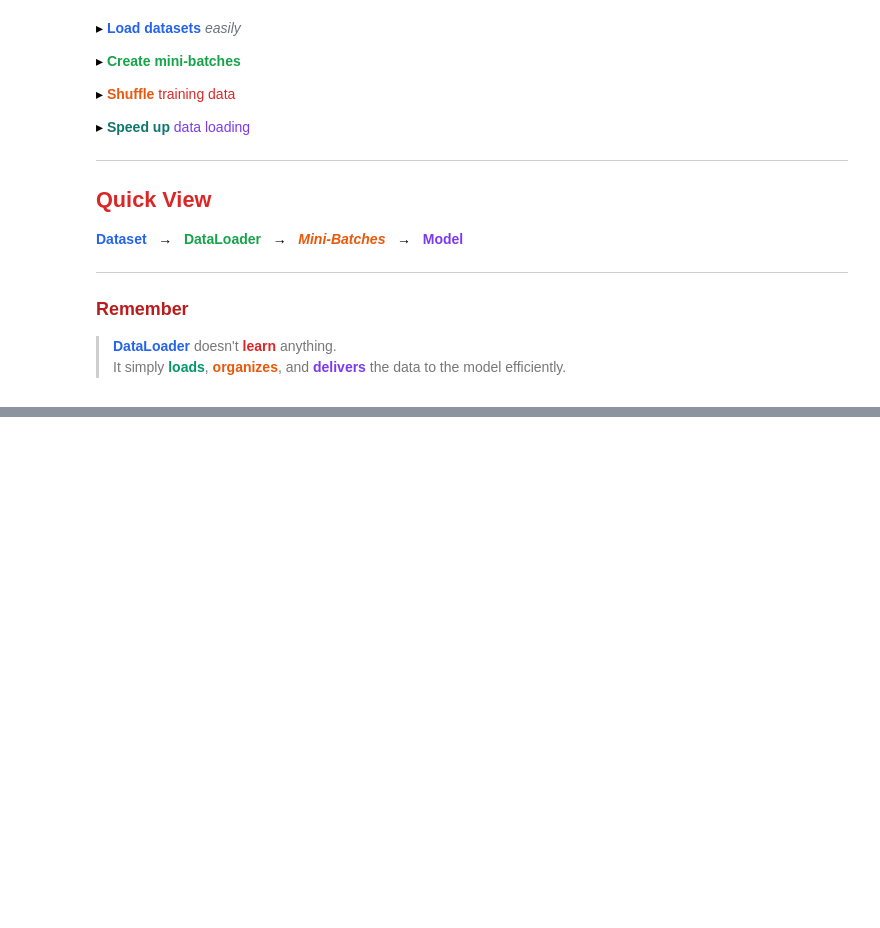
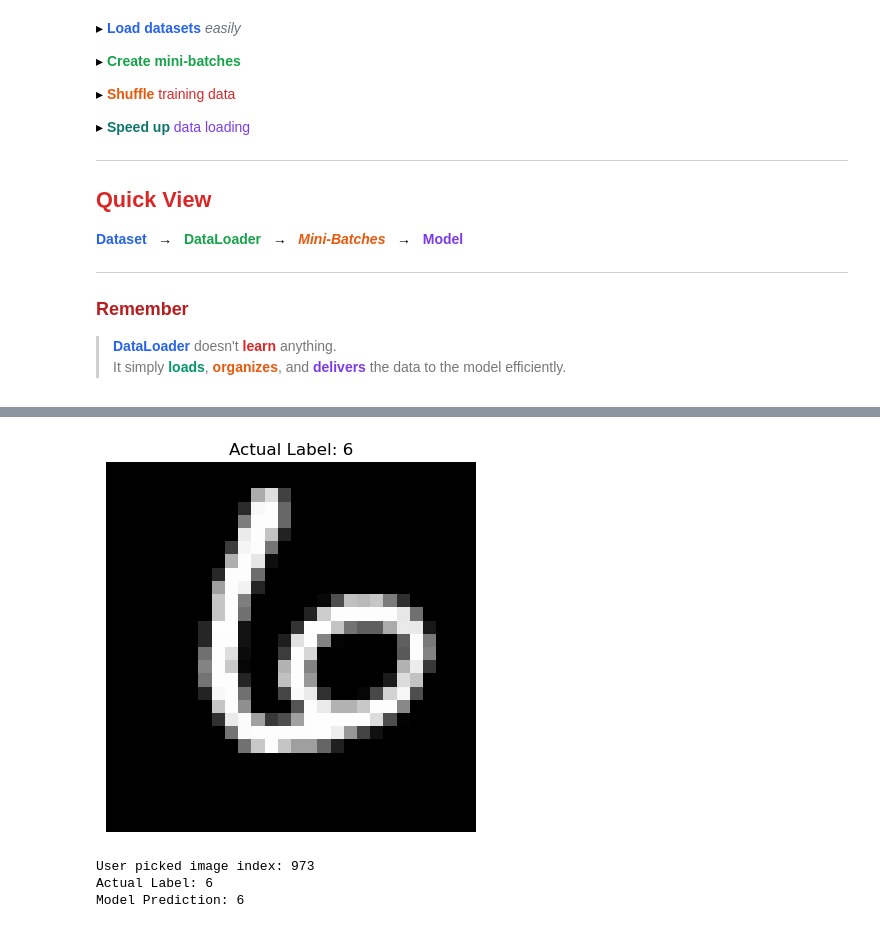
Before and after one commit to Rohit-coder-py/AI-Engineering-Notebooks, a Jupyter notebook: 𝗗𝗲𝗲𝗽 𝗟𝗲𝗮𝗿𝗻𝗶𝗻𝗴/Deep Learning.ipynb, the cells around one changed output, grey strips where cells are left out. Saved outputs shown, nothing was run; the diff lists cells and outputs as text; code cells hidden in the pictures; blank space fills up the shorter version.

```diff
--- a/𝗗𝗲𝗲𝗽 𝗟𝗲𝗮𝗿𝗻𝗶𝗻𝗴/Deep Learning.ipynb
+++ b/𝗗𝗲𝗲𝗽 𝗟𝗲𝗮𝗿𝗻𝗶𝗻𝗴/Deep Learning.ipynb
@@ -2247,15 +2158,0 @@ NameError: name 'images' is not defined
-# %%
-model.eval()
-correct = 0
-total = 0
-
-with torch.no_grad():
-    for iamges, labels in test_loader:
-        images = image.view(images.size(0), -1).to(device)
-        labels = labels. to(device)
-
-        outputs = model(images) I
-        preditions= outputs.argmax(dim=1)
-
-        correct += (preditions == labels).sum().item()
-        total += labels.size(0)
@@ -2277,0 +2321,27 @@ NameError: name 'correct' is not defined
+# %%
+# Test One Image
+index =973
+
+image, true_label = test_data[index]
+
+plt.imshow(image.squeeze(), cmap="gray")
+plt.title(f"Actual Label: {true_label}")
+plt.axis("off")
+plt.show()
+
+image_flat = image.view(1, -1).to(device)
+
+with torch.no_grad():
+
+    output = model(image_flat)
+
+    predicted_label = output.argmax(dim=1).item()
+
+print("User picked image index:", index)
+print("Actual Label:", true_label)
+print("Model Prediction:", predicted_label)
+# %% [output]
+[figure, added]
+User picked image index: 973
+Actual Label: 6
+Model Prediction: 6
```
Also changed, not shown: parts of 8 cells of this notebook, 1 other file.
